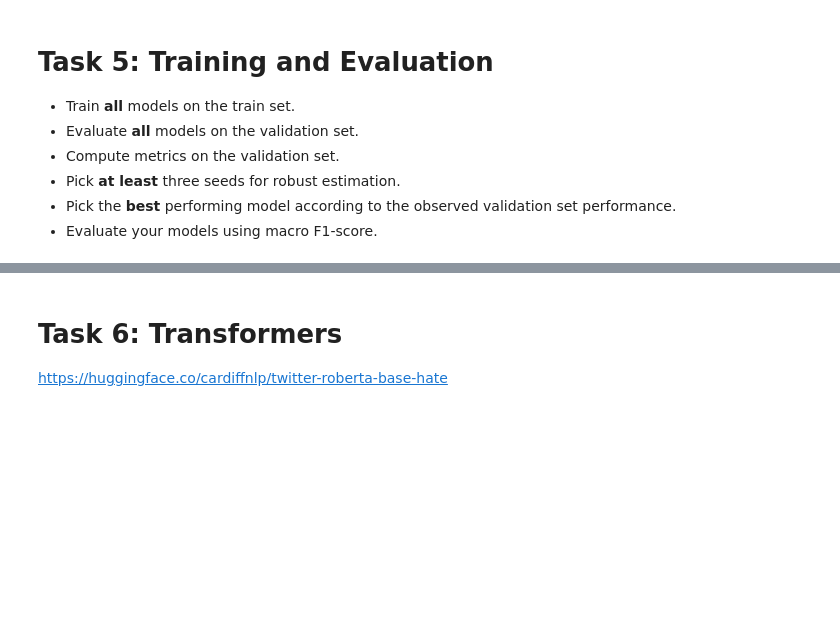
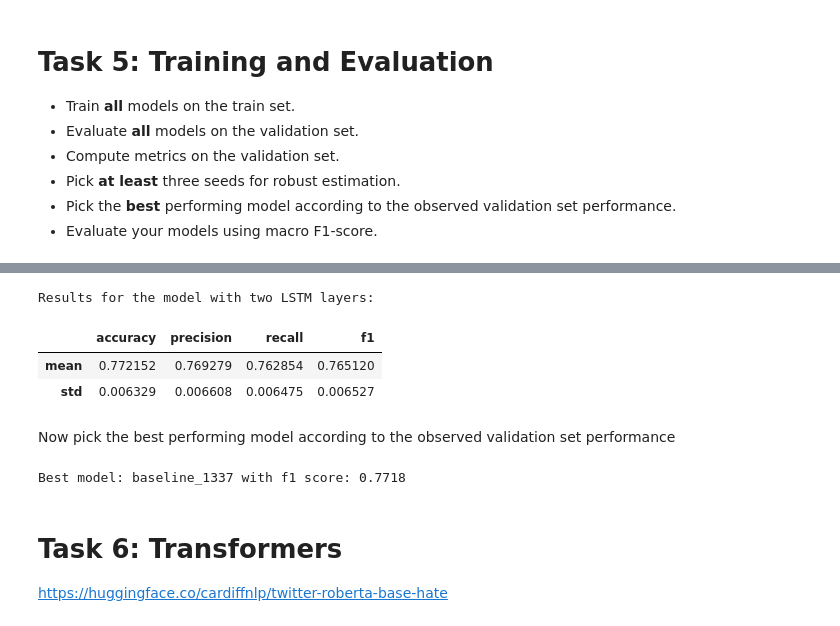
Before and after one commit to MatteoFasulo/Sexism-detection, a Jupyter notebook: assignment_1.ipynb, the cells around one changed output, grey strips where cells are left out. Cells and saved outputs as stored; diff of their text form; code cells hidden in the pictures; blank space fills up the shorter version.

```diff
--- a/assignment_1.ipynb
+++ b/assignment_1.ipynb
@@ -1013,3 +1072,20 @@ gc.collect()
+# %%
+print('Results for the model with two LSTM layers:')
+lstm_results_df_index[lstm_results_df_index['layers'] == 2].agg(['mean', 'std']).drop(columns='layers')
+# %% [output]
+Results for the model with two LSTM layers:
+|  | accuracy | precision | recall | f1 |
+| mean | 0.772152 | 0.769279 | 0.762854 | 0.765120 |
+| std | 0.006329 | 0.006608 | 0.006475 | 0.006527 |
+# %% [markdown]
+Now pick the best performing model according to the observed validation set performance
+# %%
+# Model with  best f1 score (macro)
+
+best_model_name = lstm_results_df_index['f1'].idxmax()
+print(f"Best model: {best_model_name} with f1 score: {lstm_results_df_index.loc[best_model_name, 'f1']:.4f}")
+# %% [output]
+Best model: baseline_1337 with f1 score: 0.7718
 # %% [markdown]
 # Task 6: Transformers
 
```
Also changed, not shown: parts of 24 cells of this notebook.
